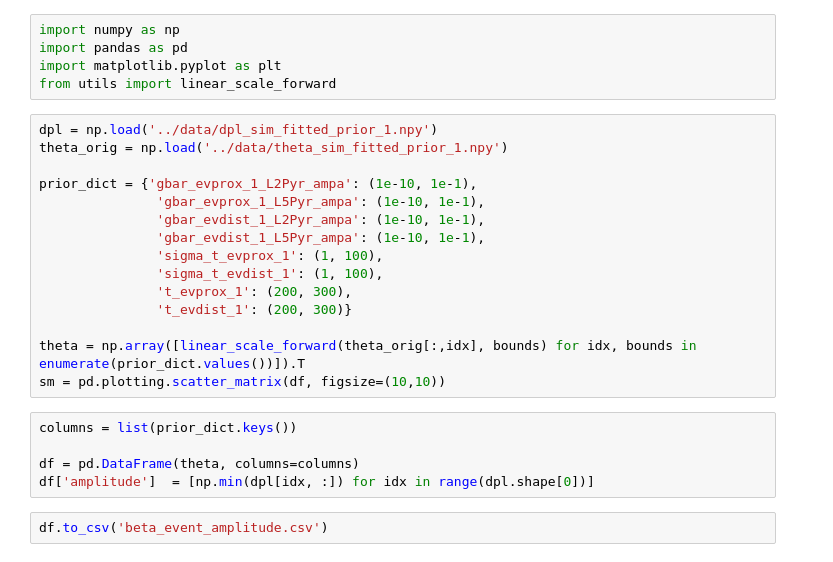
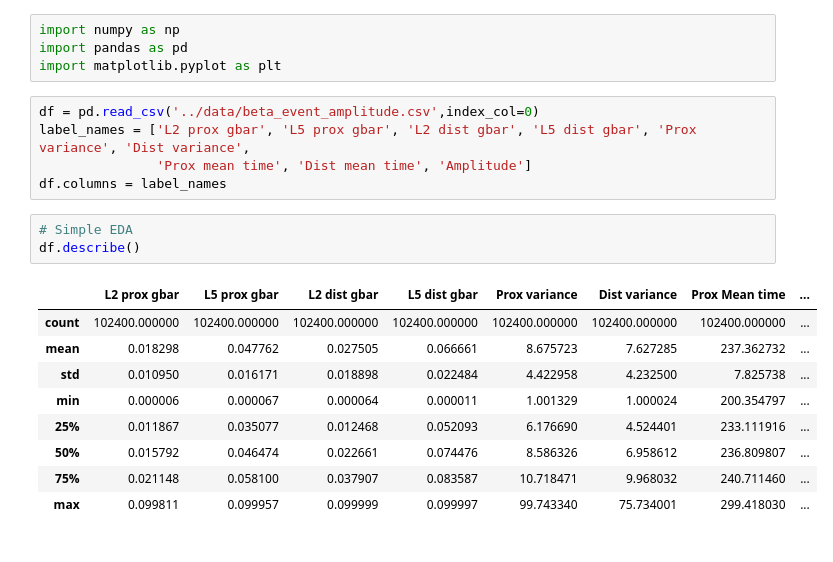
Before and after one commit to ntolley/data1030_project, a Jupyter notebook: src/midterm_report.ipynb, the cells around one changed output. Drawn from its saved outputs; the diff is of its cells as text.

```diff
--- a/src/midterm_report.ipynb
+++ b/src/midterm_report.ipynb
@@ -2,27 +2,22 @@
 import numpy as np
 import pandas as pd
 import matplotlib.pyplot as plt
-from utils import linear_scale_forward
-# %%
-dpl = np.load('../data/dpl_sim_fitted_prior_1.npy')
-theta_orig = np.load('../data/theta_sim_fitted_prior_1.npy')
-
-prior_dict = {'gbar_evprox_1_L2Pyr_ampa': (1e-10, 1e-1),
-               'gbar_evprox_1_L5Pyr_ampa': (1e-10, 1e-1),
-               'gbar_evdist_1_L2Pyr_ampa': (1e-10, 1e-1),
-               'gbar_evdist_1_L5Pyr_ampa': (1e-10, 1e-1),
-               'sigma_t_evprox_1': (1, 100),
-               'sigma_t_evdist_1': (1, 100),
-               't_evprox_1': (200, 300),
-               't_evdist_1': (200, 300)}
-
-theta = np.array([linear_scale_forward(theta_orig[:,idx], bounds) for idx, bounds in enumerate(prior_dict.values())]).T
-sm = pd.plotting.scatter_matrix(df, figsize=(10,10))
-# %%
-columns = list(prior_dict.keys())
-
-df = pd.DataFrame(theta, columns=columns)
-df['amplitude']  = [np.min(dpl[idx, :]) for idx in range(dpl.shape[0])]
-# %%
-df.to_csv('beta_event_amplitude.csv')
+# %%
+df = pd.read_csv('../data/beta_event_amplitude.csv',index_col=0)
+label_names = ['L2 prox gbar', 'L5 prox gbar', 'L2 dist gbar', 'L5 dist gbar', 'Prox variance', 'Dist variance',
+               'Prox mean time', 'Dist mean time', 'Amplitude']
+df.columns = label_names
+# %%
+# Simple EDA
+df.describe()
+# %% [output]
+|  | L2 prox gbar | L5 prox gbar | L2 dist gbar | L5 dist gbar | Prox variance | Dist variance | Prox Mean time | ... |
+| count | 102400.000000 | 102400.000000 | 102400.000000 | 102400.000000 | 102400.000000 | 102400.000000 | 102400.000000 | ... |
+| mean | 0.018298 | 0.047762 | 0.027505 | 0.066661 | 8.675723 | 7.627285 | 237.362732 | ... |
+| std | 0.010950 | 0.016171 | 0.018898 | 0.022484 | 4.422958 | 4.232500 | 7.825738 | ... |
+| min | 0.000006 | 0.000067 | 0.000064 | 0.000011 | 1.001329 | 1.000024 | 200.354797 | ... |
+| 25% | 0.011867 | 0.035077 | 0.012468 | 0.052093 | 6.176690 | 4.524401 | 233.111916 | ... |
+| 50% | 0.015792 | 0.046474 | 0.022661 | 0.074476 | 8.586326 | 6.958612 | 236.809807 | ... |
+| 75% | 0.021148 | 0.058100 | 0.037907 | 0.083587 | 10.718471 | 9.968032 | 240.711460 | ... |
+| max | 0.099811 | 0.099957 | 0.099999 | 0.099997 | 99.743340 | 75.734001 | 299.418030 | ... |
 # %%
```
Also changed, not shown: parts of 3 cells of this notebook, 1 other file.
